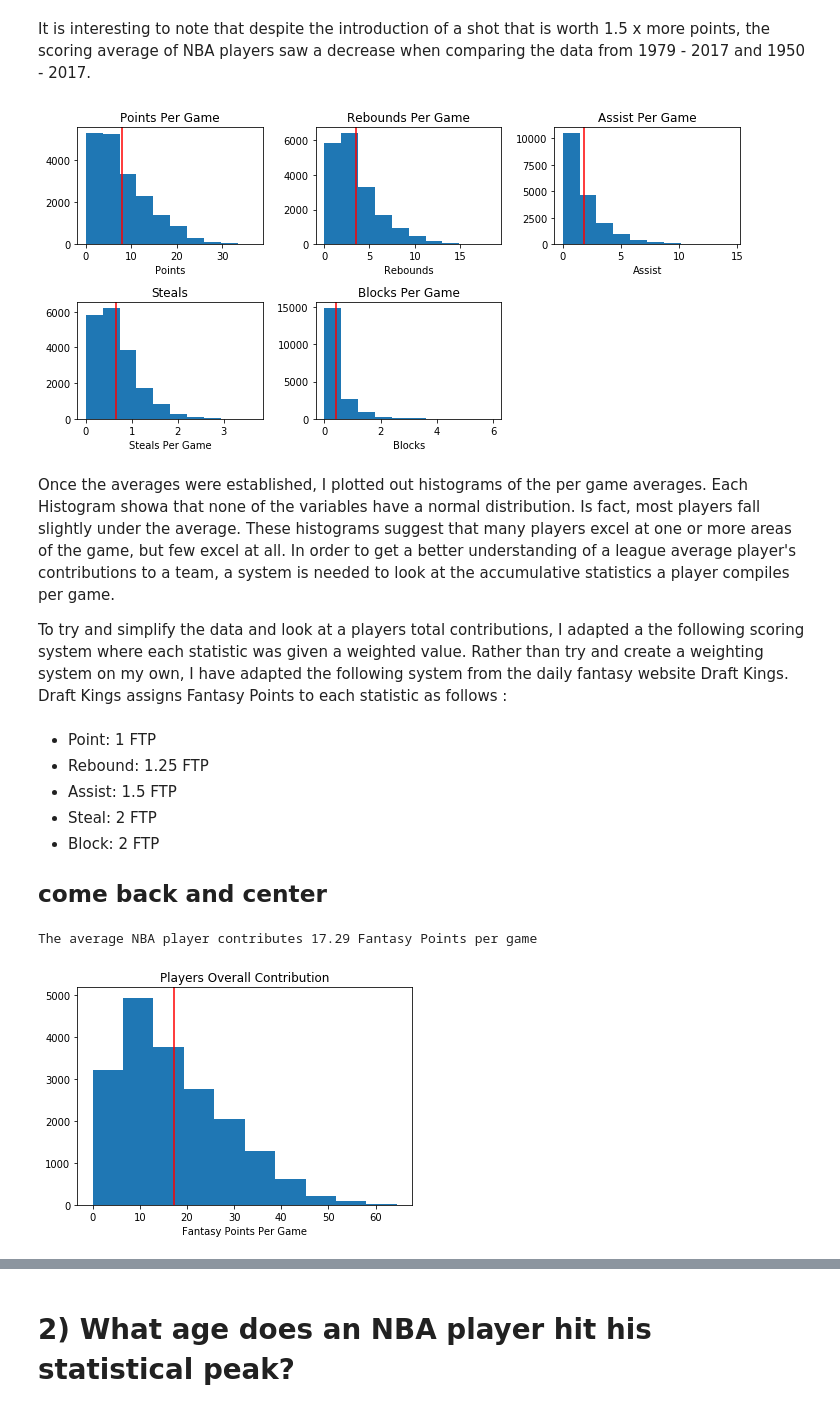
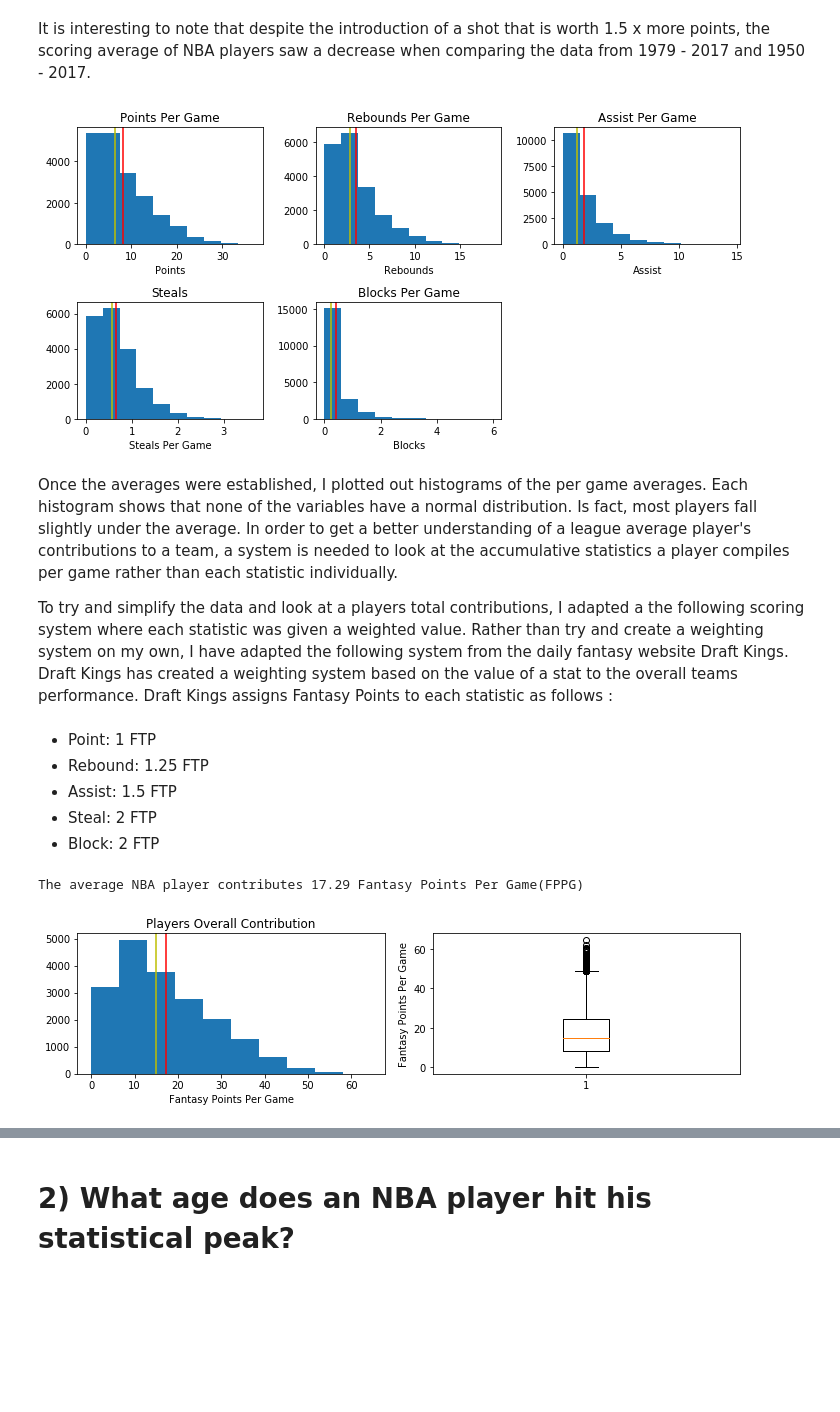
Before and after one commit to alex1haluska/prebootcampcapstone, a Jupyter notebook: Capstone Project Final.ipynb, the cells around one changed output, grey strips where cells are left out. Cells and saved outputs as stored; diff of their text form; code cells hidden in the pictures; blank space fills up the shorter version.

```diff
--- a/Capstone Project Final.ipynb
+++ b/Capstone Project Final.ipynb
@@ -70,6 +87,7 @@ plt.subplot(2, 3, 1)
 plt.hist(nba_players_modern_era['Points Per Game'])
 plt.xlabel('Points')
 plt.axvline(np.mean(nba_players_modern_era['Points Per Game']),color='r')
+plt.axvline(np.median(nba_players_modern_era['Points Per Game']),color='y')
 plt.title('Points Per Game')
 
 ### rebounds per game
@@ -77,6 +95,7 @@ plt.subplot(2, 3, 2)
 plt.hist(nba_players_modern_era['Rebounds Per Game'])
 plt.xlabel('Rebounds')
 plt.axvline(np.mean(nba_players_modern_era['Rebounds Per Game']),color='r')
+plt.axvline(np.median(nba_players_modern_era['Rebounds Per Game']),color='y')
 plt.title('Rebounds Per Game')
 
 ### assist per game
@@ -84,6 +103,7 @@ plt.subplot(2, 3, 3)
 plt.hist(nba_players_modern_era['Assist Per Game'])
 plt.xlabel('Assist')
 plt.axvline(np.mean(nba_players_modern_era['Assist Per Game']),color='r')
+plt.axvline(np.median(nba_players_modern_era['Assist Per Game']),color='y')
 plt.title('Assist Per Game')
 
 ### steals per game
@@ -91,6 +111,7 @@ plt.subplot(2, 3, 4)
 plt.hist(nba_players_modern_era['Steals Per Game'])
 plt.xlabel('Steals Per Game')
 plt.axvline(np.mean(nba_players_modern_era['Steals Per Game']),color='r')
+plt.axvline(np.median(nba_players_modern_era['Steals Per Game']),color='y')
 plt.title('Steals')
 
 ###blocks per game
@@ -98,42 +119,52 @@ plt.subplot(2, 3, 5)
 plt.hist(nba_players_modern_era['Blocks Per Game'])
 plt.xlabel('Blocks')
 plt.axvline(np.mean(nba_players_modern_era['Blocks Per Game']),color='r')
+plt.axvline(np.median(nba_players_modern_era['Blocks Per Game']),color='y')
 plt.title('Blocks Per Game')
 
 
 plt.tight_layout()
 plt.show()
 # %% [output]
-[figure, old version]
+[figure, new version]
 # %% [markdown]
-Once the averages were established,  I plotted out histograms of  the per game averages. Each Histogram showa that none of the variables have a normal distribution. Is fact, most players fall slightly under the average. These histograms suggest that many players excel at one or more areas of the game, but  few excel at all. In order to get a better understanding of a league average player's contributions to a team, a system is needed to look at the accumulative statistics a player compiles per game.
+Once the averages were established, I plotted out histograms of the per game averages. Each histogram shows that none of the variables have a normal distribution. Is fact, most players fall slightly under the average. In order to get a better understanding of a league average player's contributions to a team, a system is needed to look at the accumulative statistics a player compiles per game rather than each statistic individually.
 
-To try and simplify the data and look at a players total contributions, I adapted a the following scoring system where each statistic was given a weighted value. Rather than try and create a weighting system on my own, I have adapted the following system from the daily fantasy website Draft Kings. Draft Kings assigns Fantasy Points to each statistic as follows :
+To try and simplify the data and look at a players total contributions, I adapted a the following scoring system where each statistic was given a weighted value. Rather than try and create a weighting system on my own, I have adapted the following system from the daily fantasy website Draft Kings. Draft Kings has created a weighting system based on the value of a stat to the overall teams performance. Draft Kings assigns Fantasy Points to each statistic as follows :
 # %% [markdown]
 -  Point: 1 FTP
 -  Rebound: 1.25 FTP
 -  Assist: 1.5 FTP
 -  Steal: 2 FTP
 -  Block: 2 FTP
-## come back and center
 # %%
 ### calculate overall contribution
 nba_players['overall_contribution'] = (
     (nba_players['PTS']/nba_players['G']*1)+
     (nba_players['TRB']/nba_players['G']*1.25)+
     (nba_players['AST']/nba_players['G']*1.5)+
     (nba_players['STL']/nba_players['G']*2)+
     (nba_players['BLK']/nba_players['G']*2))
 
 ##return and plot average players contributions
 nba_players_modern_era = nba_players.loc[lambda df: nba_players['Year'] > 1979,:]
-print('The average NBA player contributes ' + str(round(np.mean(nba_players_modern_era['overall_contribution']),2)) + ' Fantasy Points per game' )
+print('The average NBA player contributes ' + str(round(np.mean(nba_players_modern_era['overall_contribution']),2)) + ' Fantasy Points Per Game(FPPG)' )
+plt.figure(figsize=(10, 5))
+plt.subplot(2, 2, 1)
 plt.hist(nba_players_modern_era['overall_contribution'])
 plt.axvline(np.mean(nba_players_modern_era['overall_contribution']),color='r')
+plt.axvline(np.median(nba_players_modern_era['overall_contribution']),color='y')
 plt.title('Players Overall Contribution')
 plt.xlabel('Fantasy Points Per Game')
+
+plt.subplot(2, 2, 2)
+plt.boxplot(nba_players_modern_era['overall_contribution'])
+plt.ylabel('Fantasy Points Per Game')
+plt.tight_layout()
 plt.show()
+
+###box plot
 # %% [output]
-The average NBA player contributes 17.29 Fantasy Points per game
+The average NBA player contributes 17.29 Fantasy Points Per Game(FPPG)
-[figure, old version]
+[figure, new version]
 # %% [markdown]
```
Also changed, not shown: parts of 17 cells of this notebook.
